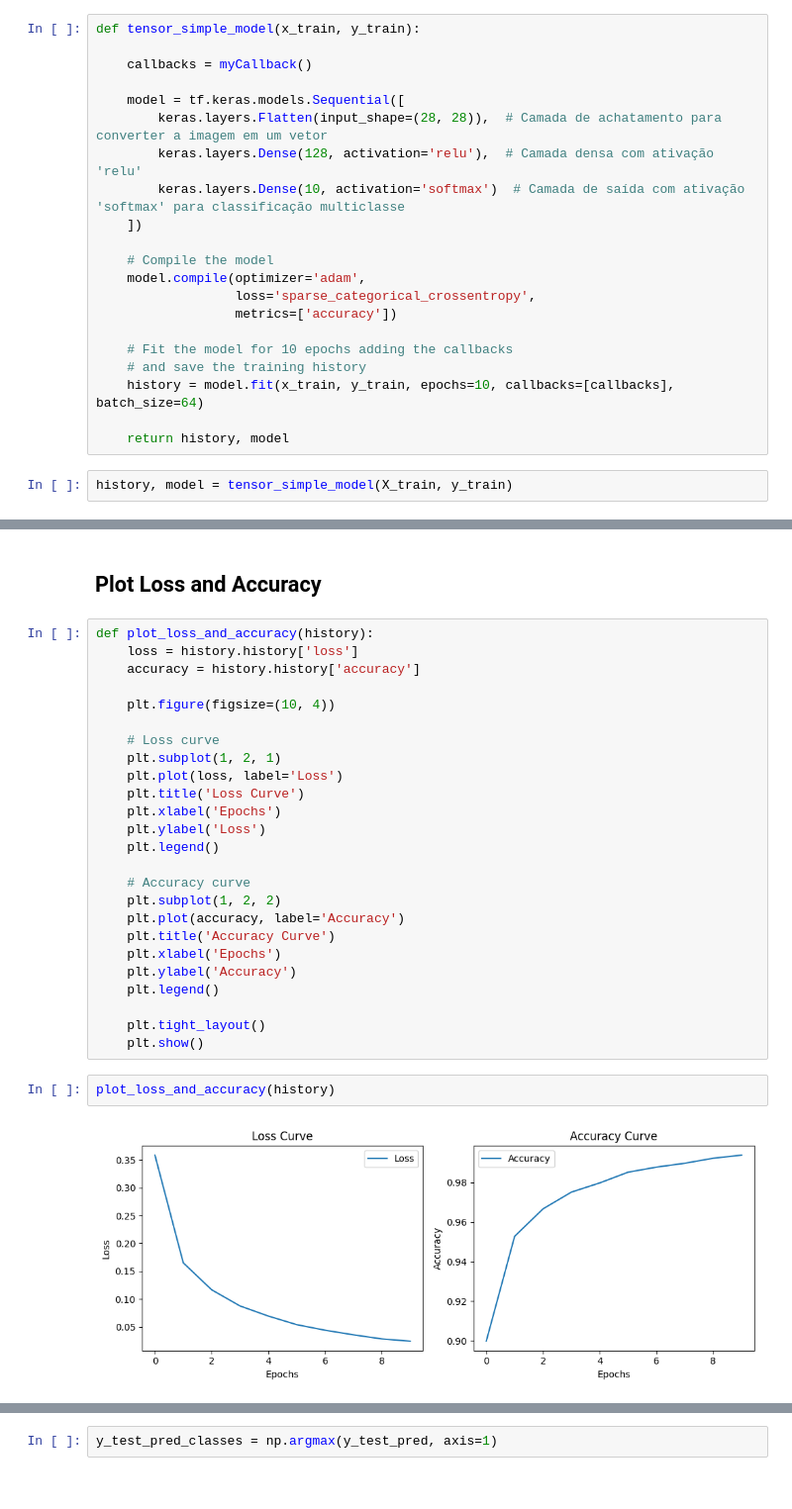
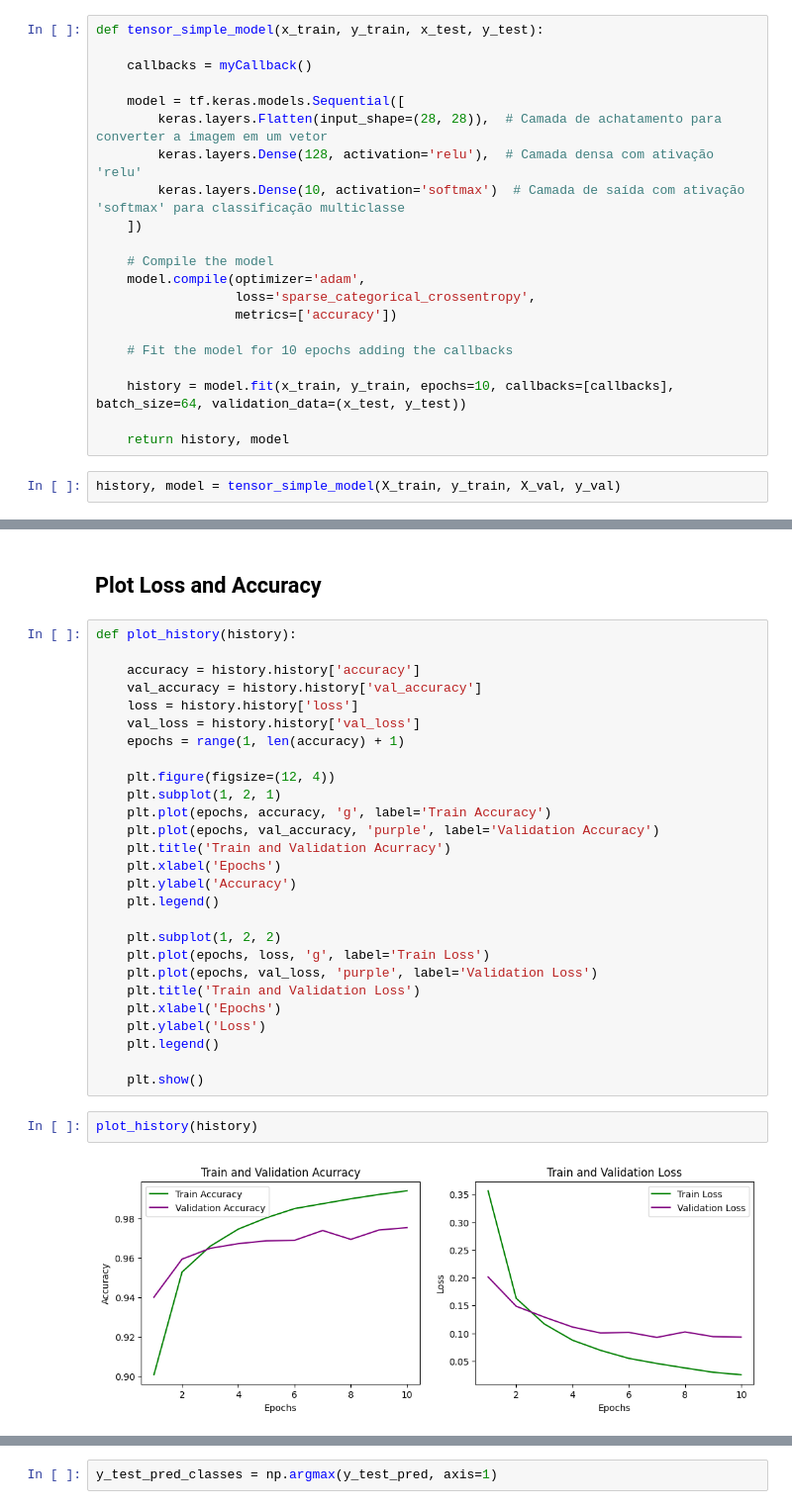
Before and after one commit to cleytoncandeira/kaggle_digit_recognizer_challenge, a Jupyter notebook: digit-recognizer-fundamentals.ipynb, the cells around one changed output, grey strips where cells are left out. Shown: that part at 99% size. Cells and saved outputs as stored; diff of their text form.

```diff
--- a/digit-recognizer-fundamentals.ipynb
+++ b/digit-recognizer-fundamentals.ipynb
@@ -123,7 +125,7 @@ $$
 
 Now, with the model compiled, we can proceed to training using appropriate data sets. During training, the weights of the network are iteratively adjusted with the aim of minimizing the loss function, making the model's predictions more accurate. Once trained, the model can be used to make predictions on new data.
 # %%
-def tensor_simple_model(x_train, y_train):
+def tensor_simple_model(x_train, y_train, x_test, y_test):
 
     callbacks = myCallback()
 
@@ -139,11 +141,11 @@ def tensor_simple_model(x_train, y_train):
                   metrics=['accuracy'])
 
     # Fit the model for 10 epochs adding the callbacks
-    # and save the training history
-    history = model.fit(x_train, y_train, epochs=10, callbacks=[callbacks], batch_size=64)
+
+    history = model.fit(x_train, y_train, epochs=10, callbacks=[callbacks], batch_size=64, validation_data=(x_test, y_test))
 
     return history, model
 # %%
-history, model = tensor_simple_model(X_train, y_train)
+history, model = tensor_simple_model(X_train, y_train, X_val, y_val)
 # %% [output]
 Epoch 1/10
@@ -169,31 +171,33 @@ Epoch 10/10
 # %% [markdown]
 ## Plot Loss and Accuracy
 # %%
-def plot_loss_and_accuracy(history):
+def plot_history(history):
+
+    accuracy = history.history['accuracy']
+    val_accuracy = history.history['val_accuracy']
     loss = history.history['loss']
-    accuracy = history.history['accuracy']
+    val_loss = history.history['val_loss']
+    epochs = range(1, len(accuracy) + 1)
 
-    plt.figure(figsize=(10, 4))
+    plt.figure(figsize=(12, 4))
+    plt.subplot(1, 2, 1)
+    plt.plot(epochs, accuracy, 'g', label='Train Accuracy')
+    plt.plot(epochs, val_accuracy, 'purple', label='Validation Accuracy')
+    plt.title('Train and Validation Acurracy')
+    plt.xlabel('Epochs')
+    plt.ylabel('Accuracy')
+    plt.legend()
 
-    # Loss curve
-    plt.subplot(1, 2, 1)
-    plt.plot(loss, label='Loss')
-    plt.title('Loss Curve')
+    plt.subplot(1, 2, 2)
+    plt.plot(epochs, loss, 'g', label='Train Loss')
+    plt.plot(epochs, val_loss, 'purple', label='Validation Loss')
+    plt.title('Train and Validation Loss')
     plt.xlabel('Epochs')
     plt.ylabel('Loss')
     plt.legend()
 
-    # Accuracy curve
-    plt.subplot(1, 2, 2)
-    plt.plot(accuracy, label='Accuracy')
-    plt.title('Accuracy Curve')
-    plt.xlabel('Epochs')
-    plt.ylabel('Accuracy')
-    plt.legend()
-
-    plt.tight_layout()
     plt.show()
 # %%
-plot_loss_and_accuracy(history)
+plot_history(history)
 # %% [output]
-[figure, old version]
+[figure, new version]
```
Also changed, not shown: parts of 17 cells of this notebook.
